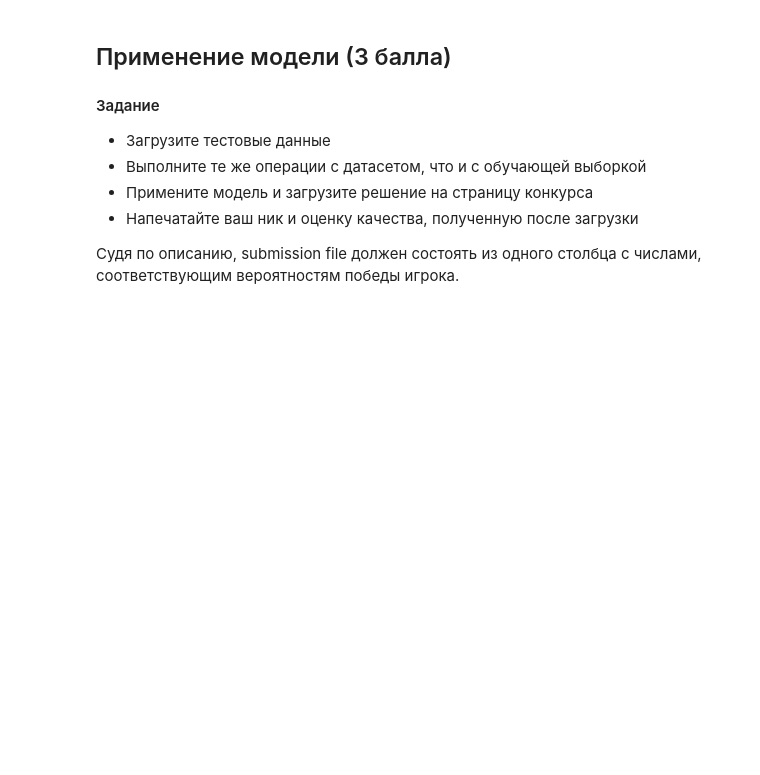
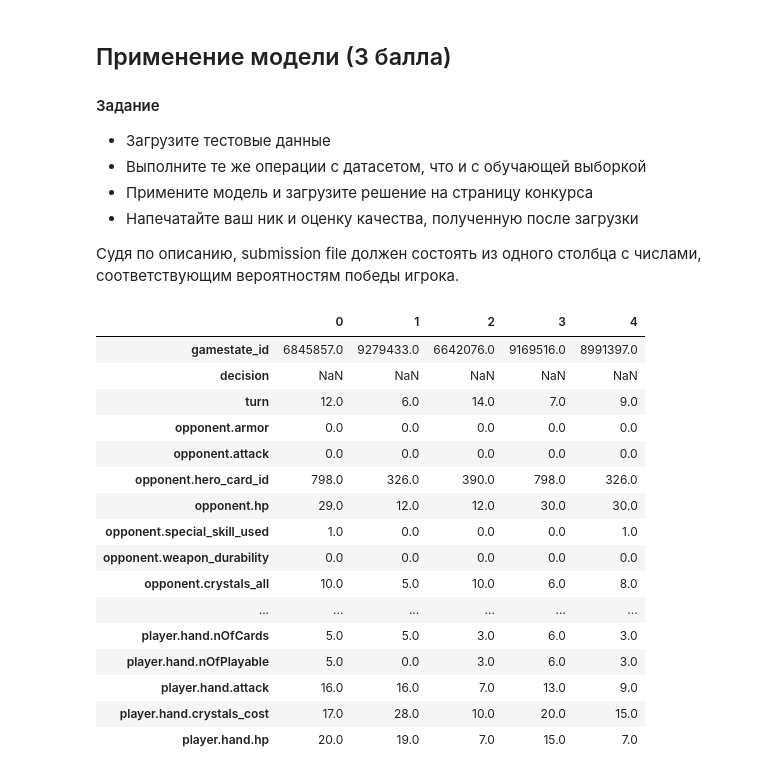
Before and after one commit to horoshenkiy/Algorithm-of-Big-Data, a Jupyter notebook: HW4/Horoshenkiy_hw4-lin-models.ipynb, the cells around one changed output. Drawn from its saved outputs; the diff is of its cells as text; code cells hidden in the pictures; blank space fills up the shorter version.

```diff
--- a/HW4/Horoshenkiy_hw4-lin-models.ipynb
+++ b/HW4/Horoshenkiy_hw4-lin-models.ipynb
@@ -351,4 +428,26 @@ NameError: name 'df_data' is not defined
 
 Судя по описанию, submission file должен состоять из одного столбца с числами, соответствующим вероятностям победы игрока.
 # %%
+
 ## Youd Code Here
+df_test = pd.read_csv('./test_data/testData_tabular.csv', sep=',')
+# %%
+df_test.head().T
+# %% [output]
+|  | 0 | 1 | 2 | 3 | 4 |
+| gamestate_id | 6845857.0 | 9279433.0 | 6642076.0 | 9169516.0 | 8991397.0 |
+| decision | NaN | NaN | NaN | NaN | NaN |
+| turn | 12.0 | 6.0 | 14.0 | 7.0 | 9.0 |
+| opponent.armor | 0.0 | 0.0 | 0.0 | 0.0 | 0.0 |
+| opponent.attack | 0.0 | 0.0 | 0.0 | 0.0 | 0.0 |
+| opponent.hero_card_id | 798.0 | 326.0 | 390.0 | 798.0 | 326.0 |
+| opponent.hp | 29.0 | 12.0 | 12.0 | 30.0 | 30.0 |
+| opponent.special_skill_used | 1.0 | 0.0 | 0.0 | 0.0 | 1.0 |
+| opponent.weapon_durability | 0.0 | 0.0 | 0.0 | 0.0 | 0.0 |
+| opponent.crystals_all | 10.0 | 5.0 | 10.0 | 6.0 | 8.0 |
+| ... | ... | ... | ... | ... | ... |
+| player.hand.nOfCards | 5.0 | 5.0 | 3.0 | 6.0 | 3.0 |
+| player.hand.nOfPlayable | 5.0 | 0.0 | 3.0 | 6.0 | 3.0 |
+| player.hand.attack | 16.0 | 16.0 | 7.0 | 13.0 | 9.0 |
+| player.hand.crystals_cost | 17.0 | 28.0 | 10.0 | 20.0 | 15.0 |
+| player.hand.hp | 20.0 | 19.0 | 7.0 | 15.0 | 7.0 |
```
Also changed, not shown: parts of 34 cells of this notebook.
